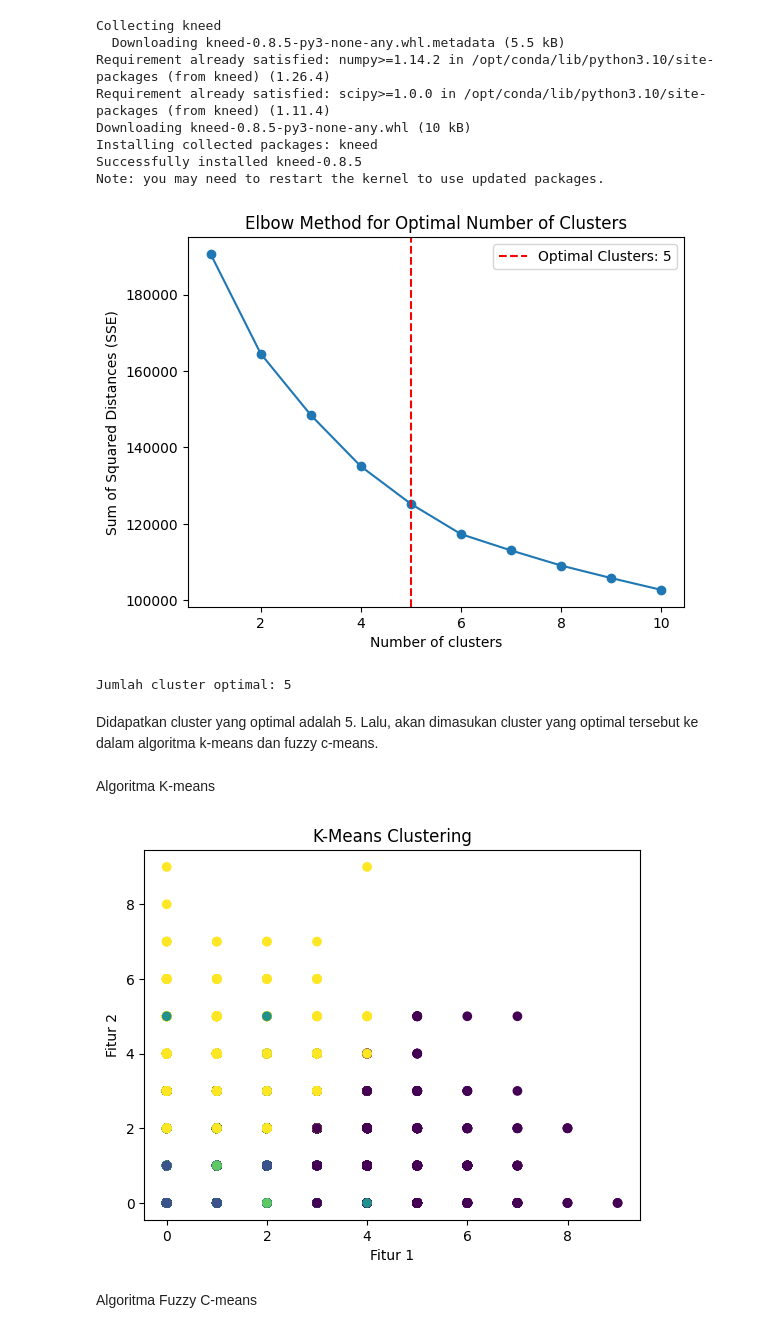
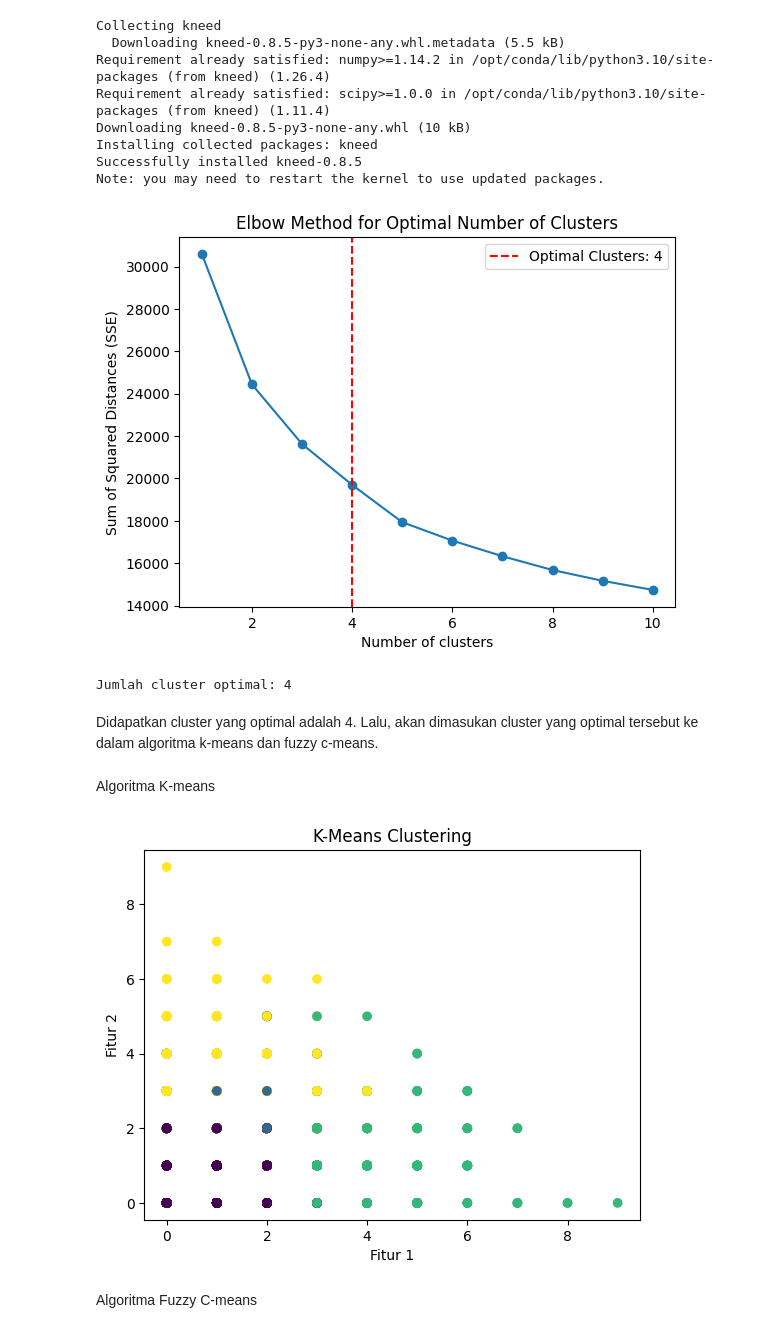
Before and after one commit to fajarathallah/Little-Project, a Jupyter notebook: clustering-football-team.ipynb, the cells around one changed output. Saved outputs shown, nothing was run; the diff lists cells and outputs as text; code cells hidden in the pictures.

Commit message:
Kaggle Notebook | Clustering Football team | Version 3

```diff
--- a/clustering-football-team.ipynb
+++ b/clustering-football-team.ipynb
@@ -29,6 +29,8 @@ df.head()
 | 2 | Premier League | Liverpool | 0.0 | 0.0 | Tottenham | 0.0 | 0.0 | NaN | ... |
 | 3 | Premier League | Bournemouth | 0.0 | 0.0 | Leeds | 0.0 | 0.0 | NaN | ... |
 | 4 | Premier League | Fulham | 0.0 | 0.0 | Man City | 0.0 | 0.0 | NaN | ... |
+# %%
+df= df[df['tournament'] == 'Premier League']
 # %%
 # Check the shape of the dataset
 print(f"Number of Rows: {df.shape[0]}")
@@ -524,31 +505,31 @@ plt.show()
 
 print(f"Jumlah cluster optimal: {optimal_clusters}")
 # %% [output]
-[figure, old version]
+[figure, new version]
-Jumlah cluster optimal: 5
+Jumlah cluster optimal: 4
 # %% [markdown]
-Didapatkan cluster yang optimal adalah 5. Lalu, akan dimasukan cluster yang optimal tersebut ke dalam algoritma k-means dan fuzzy c-means.
+Didapatkan cluster yang optimal adalah 4. Lalu, akan dimasukan cluster yang optimal tersebut ke dalam algoritma k-means dan fuzzy c-means.
 # %% [markdown]
 Algoritma K-means
 # %%
 from sklearn.cluster import KMeans
 import matplotlib.pyplot as plt
 
 # Misalkan hasil dari elbow method menunjukkan cluster optimal adalah 5
-optimal_clusters = 5
+optimal_clusters = 4
 
 # K-Means Clustering
 kmeans = KMeans(n_clusters=optimal_clusters, random_state=42)
 kmeans_labels = kmeans.fit_predict(all_subsets_filtered)
 
 # Visualisasi hasil K-Means clustering (untuk 2 fitur pertama jika lebih dari 2 fitur)
 plt.scatter(all_subsets_filtered[:, 0], all_subsets_filtered[:, 1], c=kmeans_labels)
 plt.title("K-Means Clustering")
 plt.xlabel("Fitur 1")
 plt.ylabel("Fitur 2")
 plt.show()
 # %% [output]
-[figure, old version]
+[figure, new version]
 # %% [markdown]
 Algoritma Fuzzy C-means
 # %%
```
Also changed, not shown: parts of 26 cells of this notebook.
